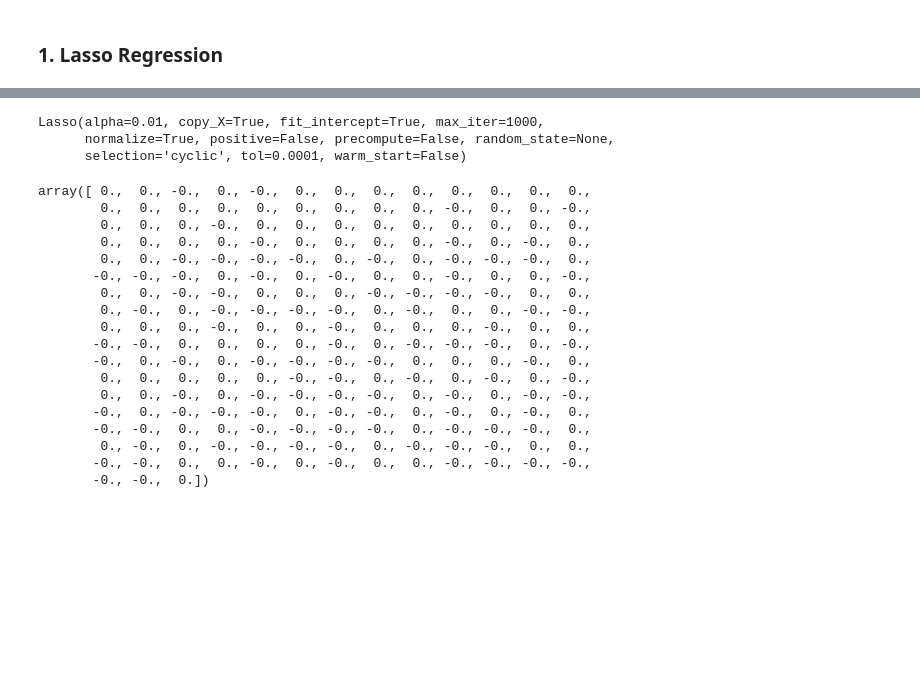
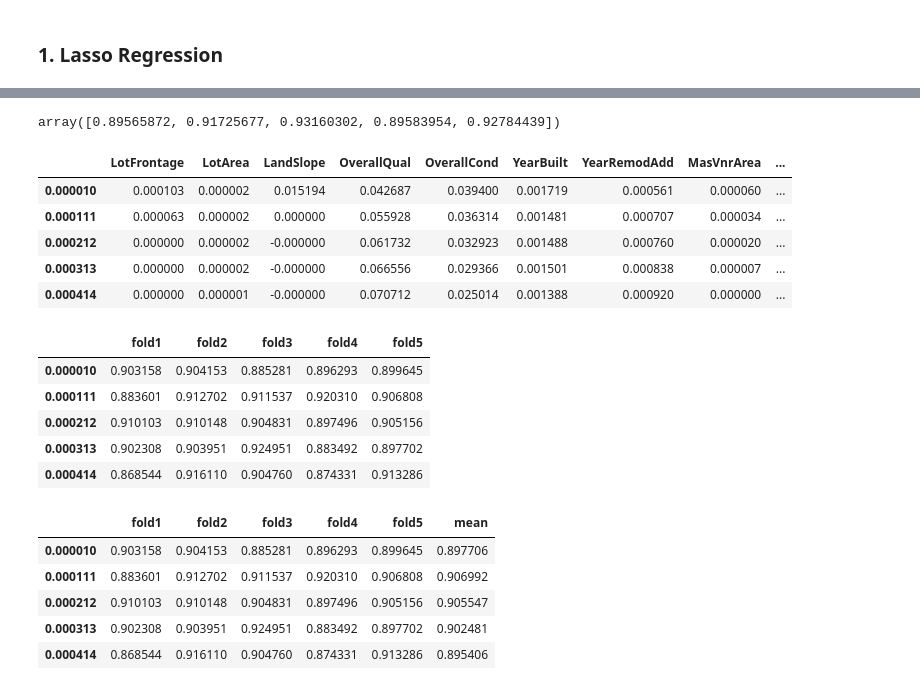
Before and after one commit to zackzbar/ml_houseprice_iowa, a Jupyter notebook: lu/scripts/ml_houseprice_eda.ipynb, the cells around one changed output, grey strips where cells are left out. Cells and saved outputs as stored; diff of their text form; code cells hidden in the pictures; blank space fills up the shorter version.

```diff
--- a/lu/scripts/ml_houseprice_eda.ipynb
+++ b/lu/scripts/ml_houseprice_eda.ipynb
@@ -287,40 +286,7 @@ array([1.00000000e-10, 1.11111111e-01, 2.22222222e-01, 3.33333333e-01,
-# %%
-lasso.fit(xtrain, ytrain)
-# %% [output]
-Lasso(alpha=0.01, copy_X=True, fit_intercept=True, max_iter=1000,
-      normalize=True, positive=False, precompute=False, random_state=None,
-      selection='cyclic', tol=0.0001, warm_start=False)
-# %%
-lasso.coef_
-# %% [output]
-array([ 0.,  0., -0.,  0., -0.,  0.,  0.,  0.,  0.,  0.,  0.,  0.,  0.,
-        0.,  0.,  0.,  0.,  0.,  0.,  0.,  0.,  0., -0.,  0.,  0., -0.,
-        0.,  0.,  0., -0.,  0.,  0.,  0.,  0.,  0.,  0.,  0.,  0.,  0.,
-        0.,  0.,  0.,  0., -0.,  0.,  0.,  0.,  0., -0.,  0., -0.,  0.,
-        0.,  0., -0., -0., -0., -0.,  0., -0.,  0., -0., -0., -0.,  0.,
-       -0., -0., -0.,  0., -0.,  0., -0.,  0.,  0., -0.,  0.,  0., -0.,
-        0.,  0., -0., -0.,  0.,  0.,  0., -0., -0., -0., -0.,  0.,  0.,
-        0., -0.,  0., -0., -0., -0., -0.,  0., -0.,  0.,  0., -0., -0.,
-        0.,  0.,  0., -0.,  0.,  0., -0.,  0.,  0.,  0., -0.,  0.,  0.,
-       -0., -0.,  0.,  0.,  0.,  0., -0.,  0., -0., -0., -0.,  0., -0.,
-       -0.,  0., -0.,  0., -0., -0., -0., -0.,  0.,  0.,  0., -0.,  0.,
-        0.,  0.,  0.,  0.,  0., -0., -0.,  0., -0.,  0., -0.,  0., -0.,
-        0.,  0., -0.,  0., -0., -0., -0., -0.,  0., -0.,  0., -0., -0.,
-       -0.,  0., -0., -0., -0.,  0., -0., -0.,  0., -0.,  0., -0.,  0.,
-       -0., -0.,  0.,  0., -0., -0., -0., -0.,  0., -0., -0., -0.,  0.,
-        0., -0.,  0., -0., -0., -0., -0.,  0., -0., -0., -0.,  0.,  0.,
-       -0., -0.,  0.,  0., -0.,  0., -0.,  0.,  0., -0., -0., -0., -0.,
-       -0., -0.,  0.])
-# %%
-lasso  = Lasso()
-alphas = np.linspace(0.1,20,10)
-lasso.set_params(normalize=False)
-coefs_lasso  = []
-
-for alpha in alphas:
-        lasso.set_params(alpha=alpha)
-        lasso.fit(traino, SalePrice)
-        coefs_lasso.append(lasso.coef_)
-
-coefs_lasso = pd.DataFrame(coefs_lasso, index = alphas, columns = traino.columns)
-coefs_lasso.head()
+# %%
+lasso.set_params(alpha = 1e-4)
+lasso.fit(xtrain, ytrain)
+lasso_scores = cross_val_score(estimator = lasso, X = xtrain, y = ytrain, cv = kf5)
+lasso_scores
+# %% [output]
+array([0.89565872, 0.91725677, 0.93160302, 0.89583954, 0.92784439])
@@ -326,0 +303,29 @@ coefs_lasso.head()
+# %%
+## lasso coef & score dataframe
+coefs_lasso = pd.DataFrame(coefs_lasso, index = alphas, columns = xtrain.columns)
+display(coefs_lasso.head())
+
+scores_lasso = pd.DataFrame(scores_lasso, index = alphas, columns = ['fold1', 'fold2', 'fold3', 'fold4', 'fold5'])
+display(scores_lasso.head())
+
+scores_lasso['mean'] = scores_lasso.mean(axis =1)
+display(scores_lasso.head())
+# %% [output]
+|  | LotFrontage | LotArea | LandSlope | OverallQual | OverallCond | YearBuilt | YearRemodAdd | MasVnrArea | ... |
+| 0.000010 | 0.000103 | 0.000002 | 0.015194 | 0.042687 | 0.039400 | 0.001719 | 0.000561 | 0.000060 | ... |
+| 0.000111 | 0.000063 | 0.000002 | 0.000000 | 0.055928 | 0.036314 | 0.001481 | 0.000707 | 0.000034 | ... |
+| 0.000212 | 0.000000 | 0.000002 | -0.000000 | 0.061732 | 0.032923 | 0.001488 | 0.000760 | 0.000020 | ... |
+| 0.000313 | 0.000000 | 0.000002 | -0.000000 | 0.066556 | 0.029366 | 0.001501 | 0.000838 | 0.000007 | ... |
+| 0.000414 | 0.000000 | 0.000001 | -0.000000 | 0.070712 | 0.025014 | 0.001388 | 0.000920 | 0.000000 | ... |
+|  | fold1 | fold2 | fold3 | fold4 | fold5 |
+| 0.000010 | 0.903158 | 0.904153 | 0.885281 | 0.896293 | 0.899645 |
+| 0.000111 | 0.883601 | 0.912702 | 0.911537 | 0.920310 | 0.906808 |
+| 0.000212 | 0.910103 | 0.910148 | 0.904831 | 0.897496 | 0.905156 |
+| 0.000313 | 0.902308 | 0.903951 | 0.924951 | 0.883492 | 0.897702 |
+| 0.000414 | 0.868544 | 0.916110 | 0.904760 | 0.874331 | 0.913286 |
+|  | fold1 | fold2 | fold3 | fold4 | fold5 | mean |
+| 0.000010 | 0.903158 | 0.904153 | 0.885281 | 0.896293 | 0.899645 | 0.897706 |
+| 0.000111 | 0.883601 | 0.912702 | 0.911537 | 0.920310 | 0.906808 | 0.906992 |
+| 0.000212 | 0.910103 | 0.910148 | 0.904831 | 0.897496 | 0.905156 | 0.905547 |
+| 0.000313 | 0.902308 | 0.903951 | 0.924951 | 0.883492 | 0.897702 | 0.902481 |
+| 0.000414 | 0.868544 | 0.916110 | 0.904760 | 0.874331 | 0.913286 | 0.895406 |
```
Also changed, not shown: parts of 7 cells of this notebook.
